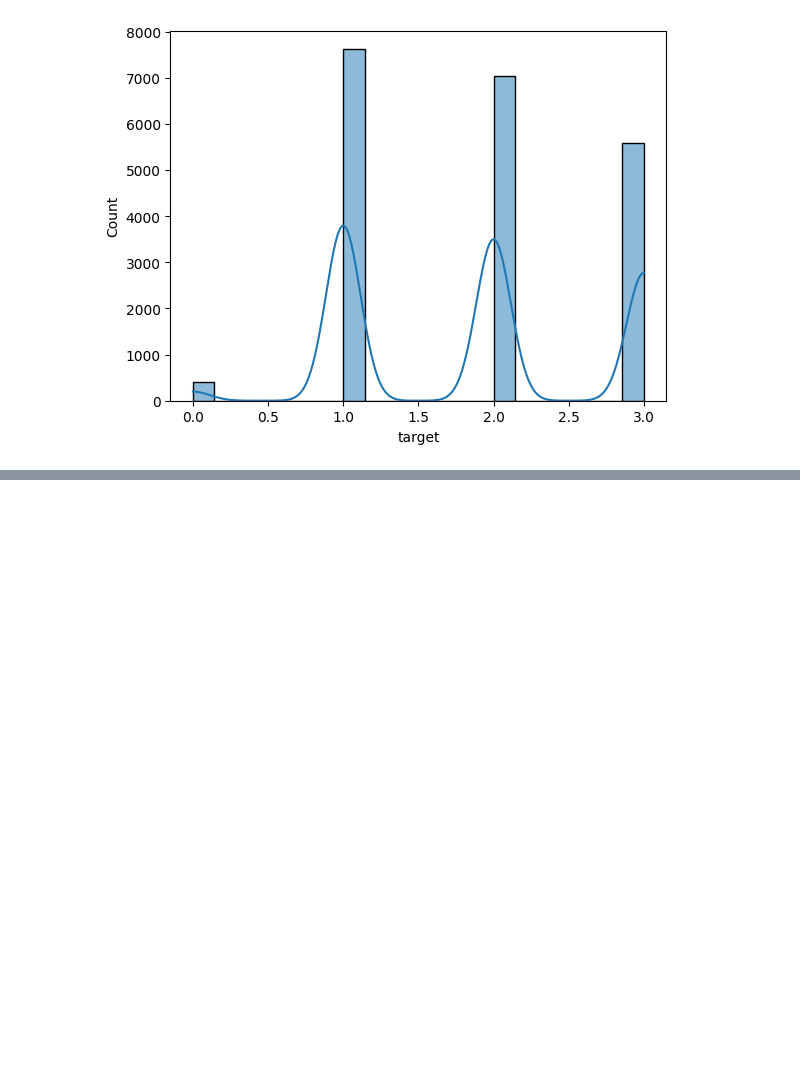
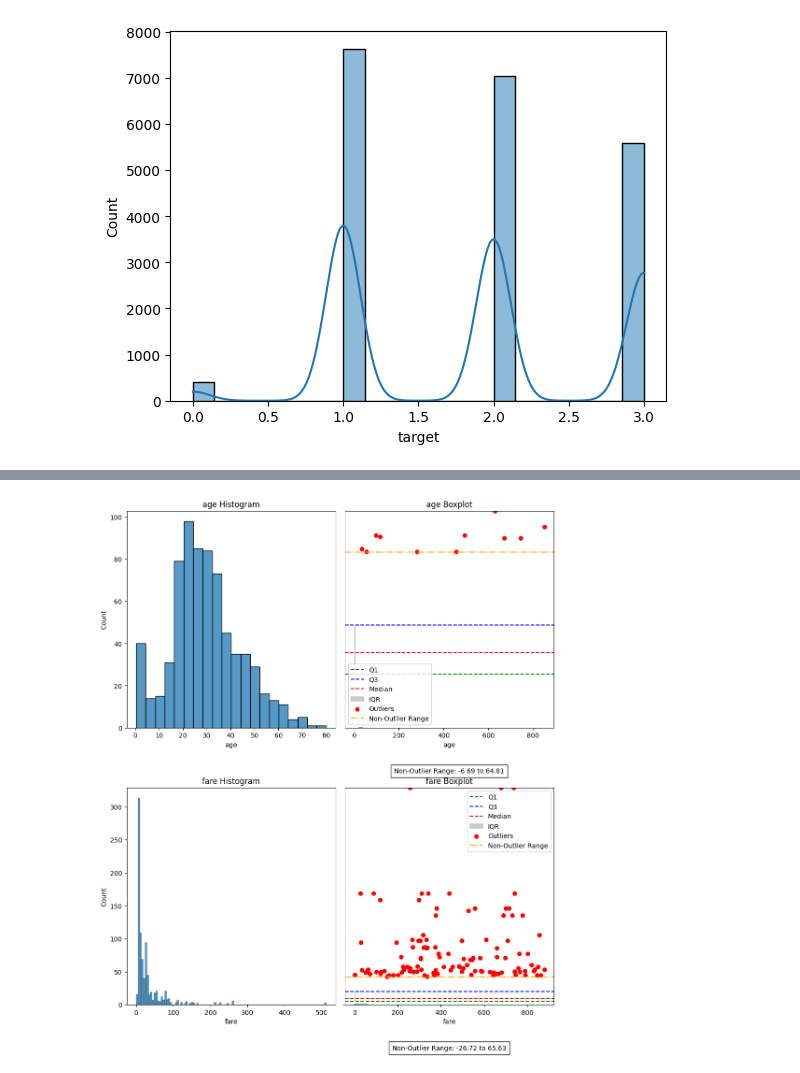
Before and after one commit to Danpr1984/Calculator-, a Jupyter notebook: feature_engine.ipynb, the cells around one changed output, grey strips where cells are left out. Drawn from its saved outputs; the diff is of its cells as text; code cells hidden in the pictures; blank space fills up the shorter version.

```diff
--- a/feature_engine.ipynb
+++ b/feature_engine.ipynb
@@ -948,0 +959,4 @@ plt.show()
+# %%
+df = sns.load_dataset('titanic').filter(['age', 'fare'])
+print(df.shape)
+df.head()
@@ -948,0 +1022,4 @@ plt.show()
+# %%
+plot_histogram_and_boxplot(df)
+# %% [output]
+[figure, added]
```
Also changed, not shown: parts of 10 cells of this notebook.
